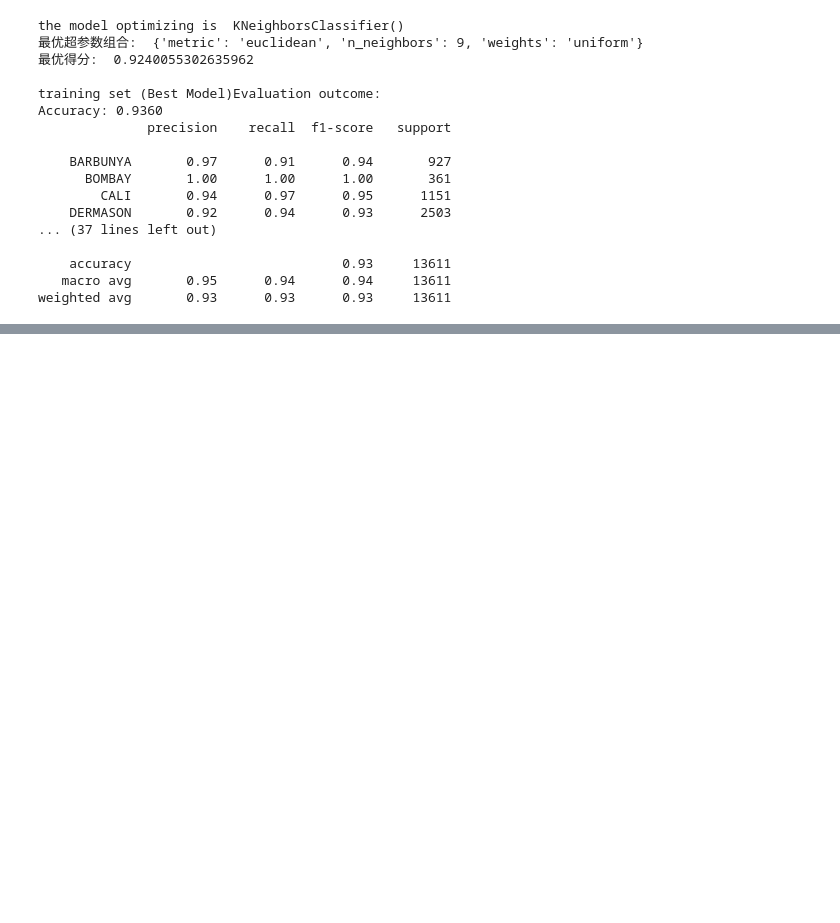
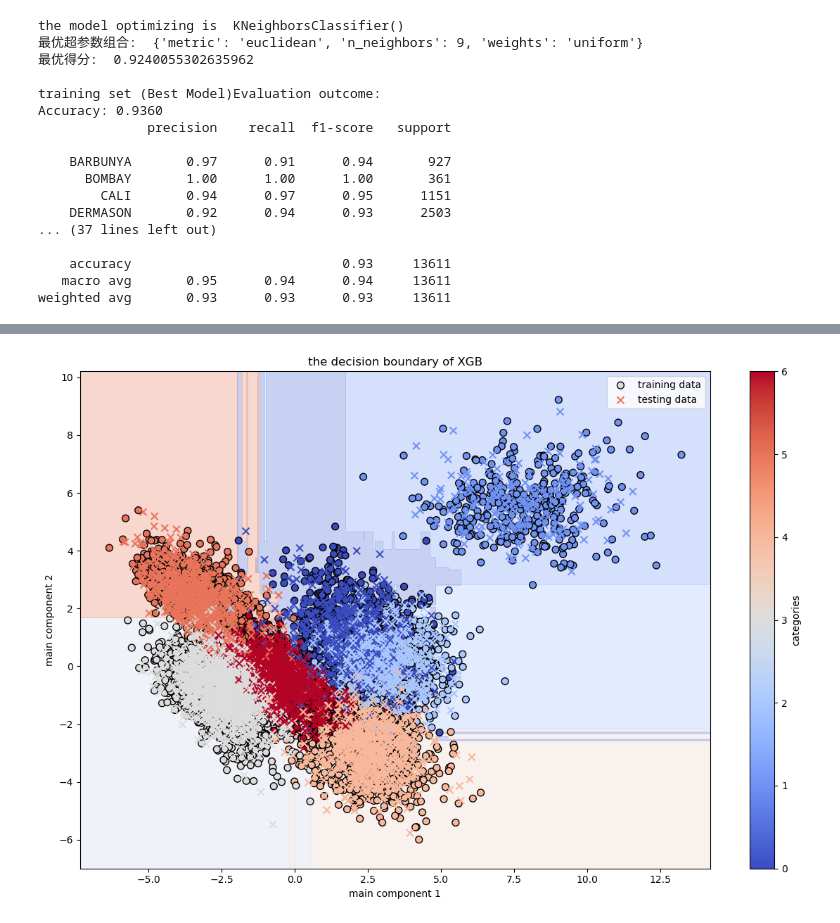
Before and after one commit to 3123738092/MLproject, a Jupyter notebook: Logistics regression.ipynb, the cells around one changed output, grey strips where cells are left out. Saved outputs shown, nothing was run; the diff lists cells and outputs as text; code cells hidden in the pictures; blank space fills up the shorter version.

```diff
--- a/Logistics regression.ipynb
+++ b/Logistics regression.ipynb
@@ -526,7 +559,9 @@ grid(GBG,param_grid)
 # %%
-#GB 的vis
+#XGB 的vis
 
-GB_2d = KNeighborsClassifier()
-GB_2d.fit(X_train_2d, y_train)
+XGB_2d = xgb.XGBClassifier()
+XGB_2d.fit(X_train_2d, y_train)
 
-vis(GB_2d,"GB")
+vis(XGB_2d,"XGB")
+# %% [output]
+[figure, added]
```
Also changed, not shown: parts of 11 cells of this notebook.
